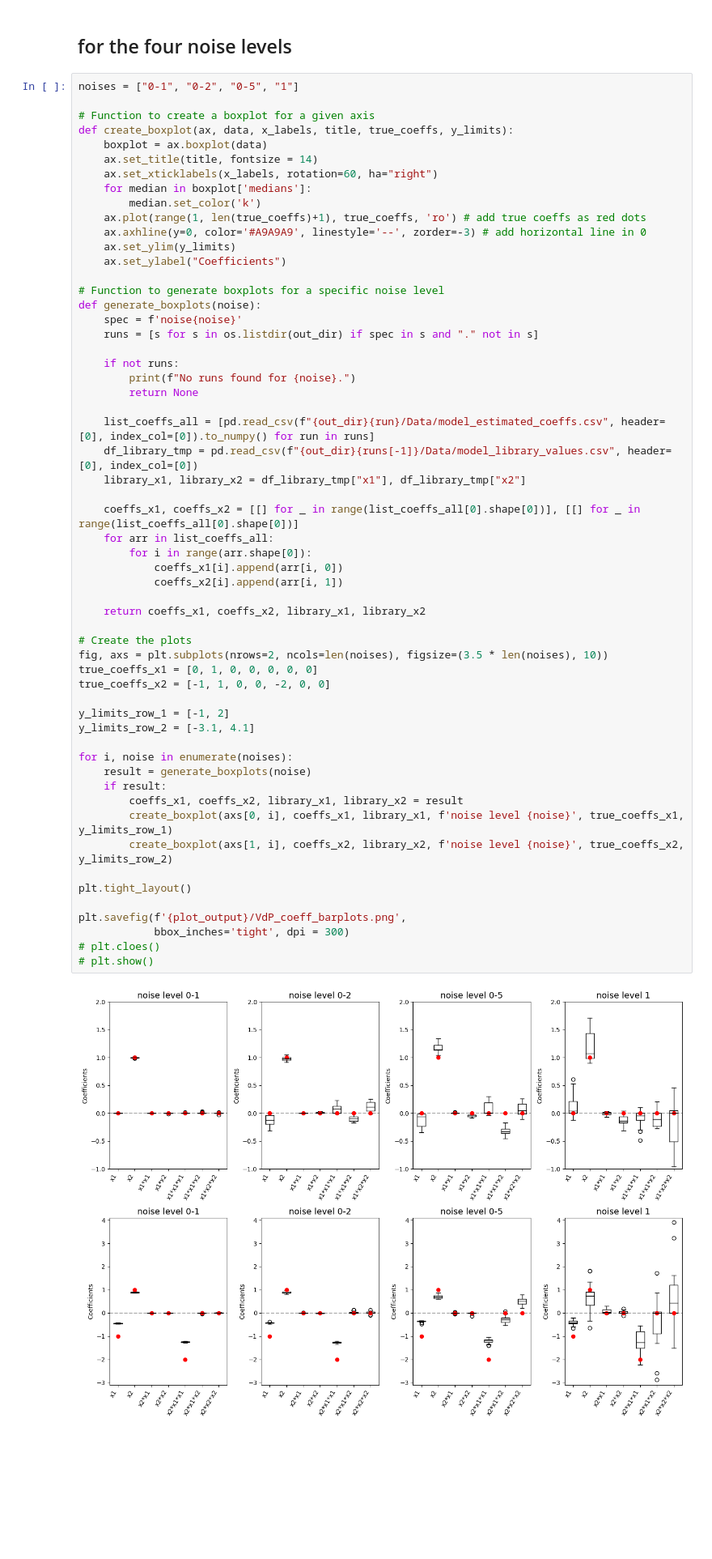
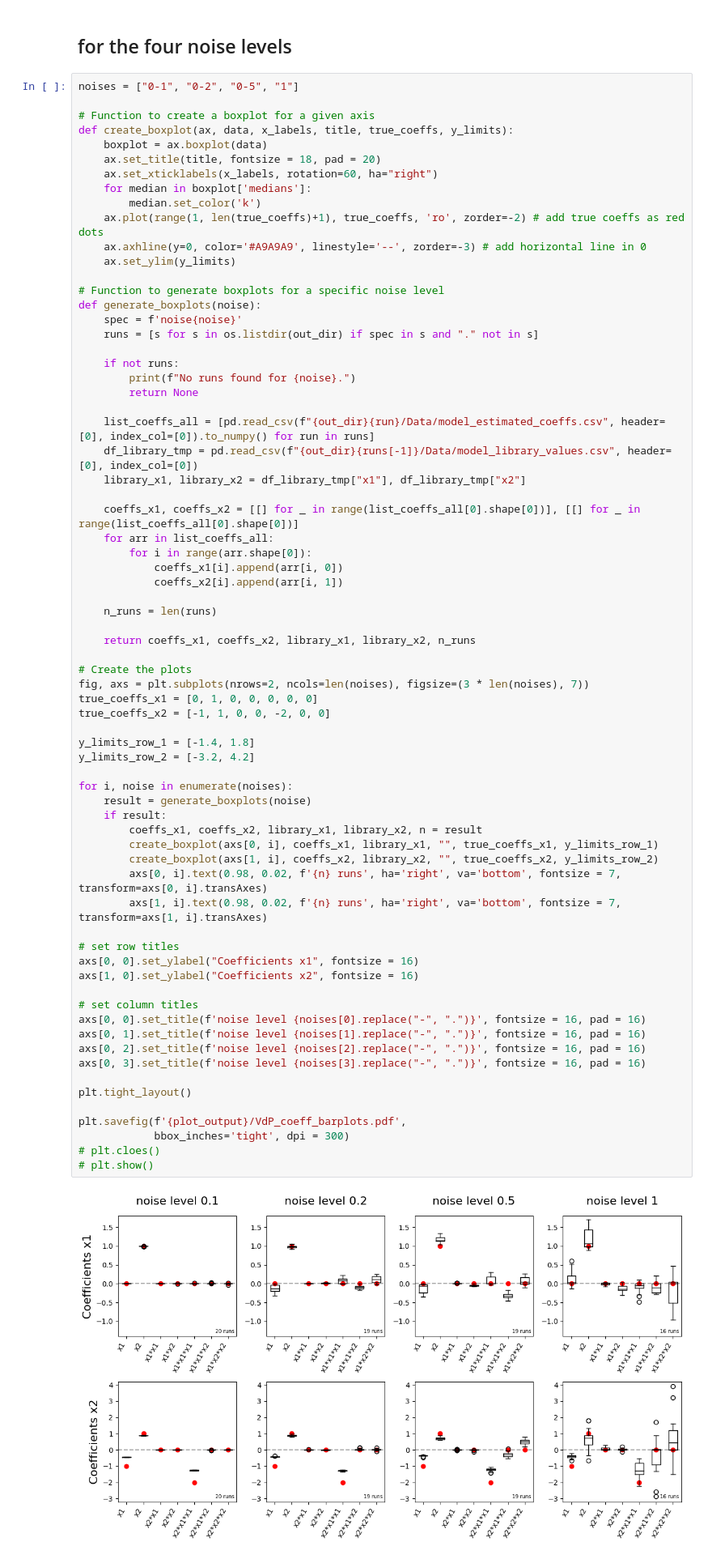
Before and after one commit to mariaproebstl/MScThesis, a Jupyter notebook: Python/Plots/DeepMoD_outcome_VdP_noise.ipynb, the cells around one changed output. Shown at 81% size. Drawn from its saved outputs; the diff is of its cells as text; blank space fills up the shorter version.

```diff
--- a/Python/Plots/DeepMoD_outcome_VdP_noise.ipynb
+++ b/Python/Plots/DeepMoD_outcome_VdP_noise.ipynb
@@ -234,14 +273,13 @@ noises = ["0-1", "0-2", "0-5", "1"]
 # Function to create a boxplot for a given axis
 def create_boxplot(ax, data, x_labels, title, true_coeffs, y_limits):
     boxplot = ax.boxplot(data)
-    ax.set_title(title, fontsize = 14)
+    ax.set_title(title, fontsize = 18, pad = 20)
     ax.set_xticklabels(x_labels, rotation=60, ha="right")
     for median in boxplot['medians']:
         median.set_color('k')
-    ax.plot(range(1, len(true_coeffs)+1), true_coeffs, 'ro') # add true coeffs as red dots
+    ax.plot(range(1, len(true_coeffs)+1), true_coeffs, 'ro', zorder=-2) # add true coeffs as red dots
     ax.axhline(y=0, color='#A9A9A9', linestyle='--', zorder=-3) # add horizontal line in 0
     ax.set_ylim(y_limits)
-    ax.set_ylabel("Coefficients")
 
 # Function to generate boxplots for a specific noise level
 def generate_boxplots(noise):
@@ -251,42 +289,56 @@ def generate_boxplots(noise):
     if not runs:
         print(f"No runs found for {noise}.")
         return None
 
     list_coeffs_all = [pd.read_csv(f"{out_dir}{run}/Data/model_estimated_coeffs.csv", header=[0], index_col=[0]).to_numpy() for run in runs]
     df_library_tmp = pd.read_csv(f"{out_dir}{runs[-1]}/Data/model_library_values.csv", header=[0], index_col=[0])
     library_x1, library_x2 = df_library_tmp["x1"], df_library_tmp["x2"]
 
     coeffs_x1, coeffs_x2 = [[] for _ in range(list_coeffs_all[0].shape[0])], [[] for _ in range(list_coeffs_all[0].shape[0])]
     for arr in list_coeffs_all:
         for i in range(arr.shape[0]):
             coeffs_x1[i].append(arr[i, 0])
             coeffs_x2[i].append(arr[i, 1])
 
-    return coeffs_x1, coeffs_x2, library_x1, library_x2
+    n_runs = len(runs)
+
+    return coeffs_x1, coeffs_x2, library_x1, library_x2, n_runs
 
 # Create the plots
-fig, axs = plt.subplots(nrows=2, ncols=len(noises), figsize=(3.5 * len(noises), 10))
+fig, axs = plt.subplots(nrows=2, ncols=len(noises), figsize=(3 * len(noises), 7))
 true_coeffs_x1 = [0, 1, 0, 0, 0, 0, 0]
 true_coeffs_x2 = [-1, 1, 0, 0, -2, 0, 0]
 
-y_limits_row_1 = [-1, 2]
-y_limits_row_2 = [-3.1, 4.1]
+y_limits_row_1 = [-1.4, 1.8]
+y_limits_row_2 = [-3.2, 4.2]
 
 for i, noise in enumerate(noises):
     result = generate_boxplots(noise)
     if result:
-        coeffs_x1, coeffs_x2, library_x1, library_x2 = result
-        create_boxplot(axs[0, i], coeffs_x1, library_x1, f'noise level {noise}', true_coeffs_x1, y_limits_row_1)
-        create_boxplot(axs[1, i], coeffs_x2, library_x2, f'noise level {noise}', true_coeffs_x2, y_limits_row_2)
+        coeffs_x1, coeffs_x2, library_x1, library_x2, n = result
+        create_boxplot(axs[0, i], coeffs_x1, library_x1, "", true_coeffs_x1, y_limits_row_1)
+        create_boxplot(axs[1, i], coeffs_x2, library_x2, "", true_coeffs_x2, y_limits_row_2)
+        axs[0, i].text(0.98, 0.02, f'{n} runs', ha='right', va='bottom', fontsize = 7, transform=axs[0, i].transAxes)
+        axs[1, i].text(0.98, 0.02, f'{n} runs', ha='right', va='bottom', fontsize = 7, transform=axs[1, i].transAxes)
+
+# set row titles
+axs[0, 0].set_ylabel("Coefficients x1", fontsize = 16)
+axs[1, 0].set_ylabel("Coefficients x2", fontsize = 16)
+
+# set column titles
+axs[0, 0].set_title(f'noise level {noises[0].replace("-", ".")}', fontsize = 16, pad = 16)
+axs[0, 1].set_title(f'noise level {noises[1].replace("-", ".")}', fontsize = 16, pad = 16)
+axs[0, 2].set_title(f'noise level {noises[2].replace("-", ".")}', fontsize = 16, pad = 16)
+axs[0, 3].set_title(f'noise level {noises[3].replace("-", ".")}', fontsize = 16, pad = 16)
 
 plt.tight_layout()
 
-plt.savefig(f'{plot_output}/VdP_coeff_barplots.png',
+plt.savefig(f'{plot_output}/VdP_coeff_barplots.pdf',
             bbox_inches='tight', dpi = 300)
 # plt.cloes()
 # plt.show()
 # %% [output]
-[figure, old version]
+[figure, new version]
 # %% [markdown]
 ## Plot coefficients of library for x_1
 # %%
```
Also changed, not shown: parts of 6 cells of this notebook, 1 other file.
